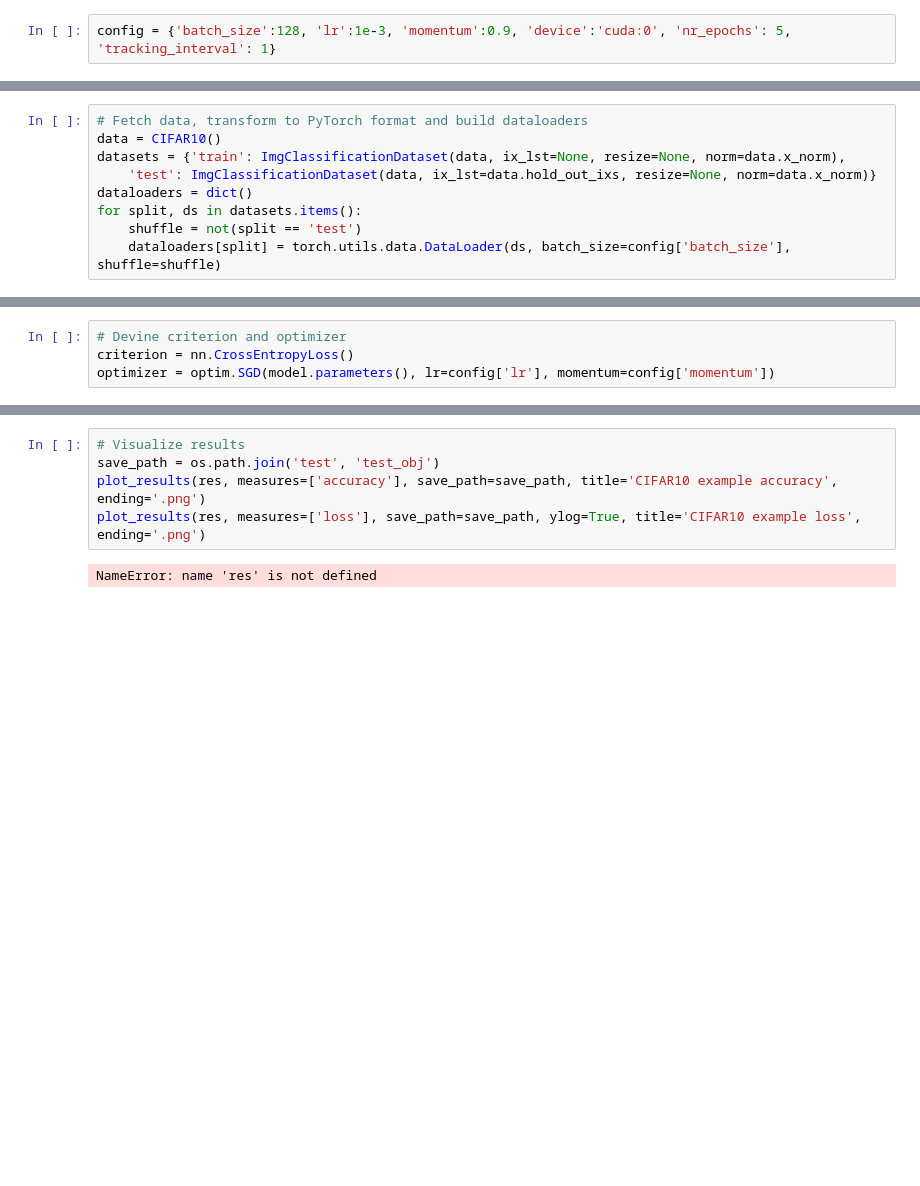
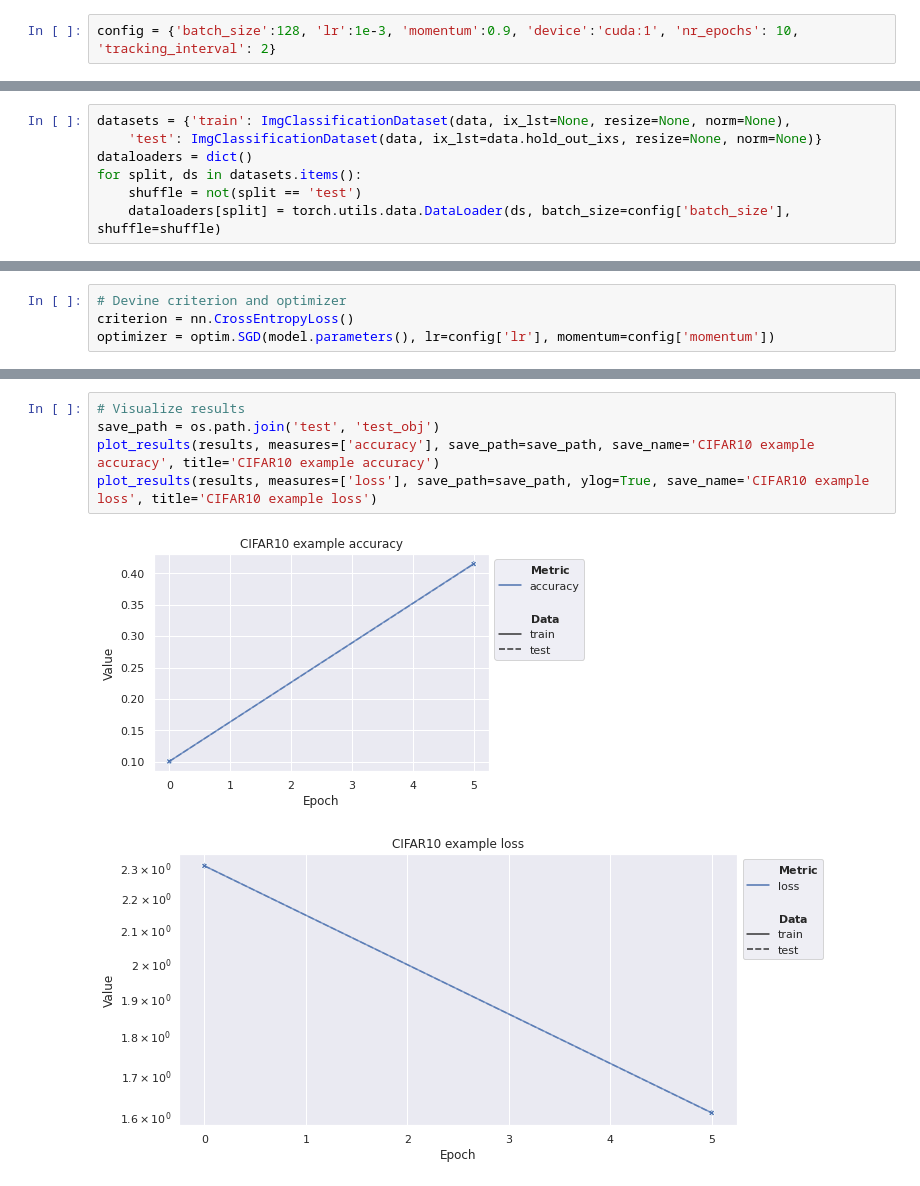
Before and after one commit to camgbus/pytorch_template, a Jupyter notebook: cifar10_notebook.ipynb, the cells around one changed output, grey strips where cells are left out. Cells and saved outputs as stored; diff of their text form; blank space fills up the shorter version.

```diff
--- a/cifar10_notebook.ipynb
+++ b/cifar10_notebook.ipynb
@@ -11,4 +12,4 @@ from ptt.agents.classification_agent import ClassificationAgent
 from ptt.eval.result import Result
 from ptt.visualization.plot_results import plot_results
 # %%
-config = {'batch_size':128, 'lr':1e-3, 'momentum':0.9, 'device':'cuda:0', 'nr_epochs': 5, 'tracking_interval': 1}
+config = {'batch_size':128, 'lr':1e-3, 'momentum':0.9, 'device':'cuda:1', 'nr_epochs': 10, 'tracking_interval': 2}
@@ -15,8 +19,6 @@ config = {'batch_size':128, 'lr':1e-3, 'momentum':0.9, 'device':'cuda:0', 'nr_ep
 # %%
-# Fetch data, transform to PyTorch format and build dataloaders
-data = CIFAR10()
-datasets = {'train': ImgClassificationDataset(data, ix_lst=None, resize=None, norm=data.x_norm),
-    'test': ImgClassificationDataset(data, ix_lst=data.hold_out_ixs, resize=None, norm=data.x_norm)}
+datasets = {'train': ImgClassificationDataset(data, ix_lst=None, resize=None, norm=None),
+    'test': ImgClassificationDataset(data, ix_lst=data.hold_out_ixs, resize=None, norm=None)}
 dataloaders = dict()
 for split, ds in datasets.items():
     shuffle = not(split == 'test')
@@ -56,7 +46,8 @@ RuntimeError: CUDA error: unspecified launch failure
 # %%
 # Visualize results
 save_path = os.path.join('test', 'test_obj')
-plot_results(res, measures=['accuracy'], save_path=save_path, title='CIFAR10 example accuracy', ending='.png')
-plot_results(res, measures=['loss'], save_path=save_path, ylog=True, title='CIFAR10 example loss', ending='.png')
+plot_results(results, measures=['accuracy'], save_path=save_path, save_name='CIFAR10 example accuracy', title='CIFAR10 example accuracy')
+plot_results(results, measures=['loss'], save_path=save_path, ylog=True, save_name='CIFAR10 example loss', title='CIFAR10 example loss')
 # %% [output]
-NameError: name 'res' is not defined
+[figure, added]
+[figure, added]
```
Also changed, not shown: parts of 4 cells of this notebook, 10 other files.
